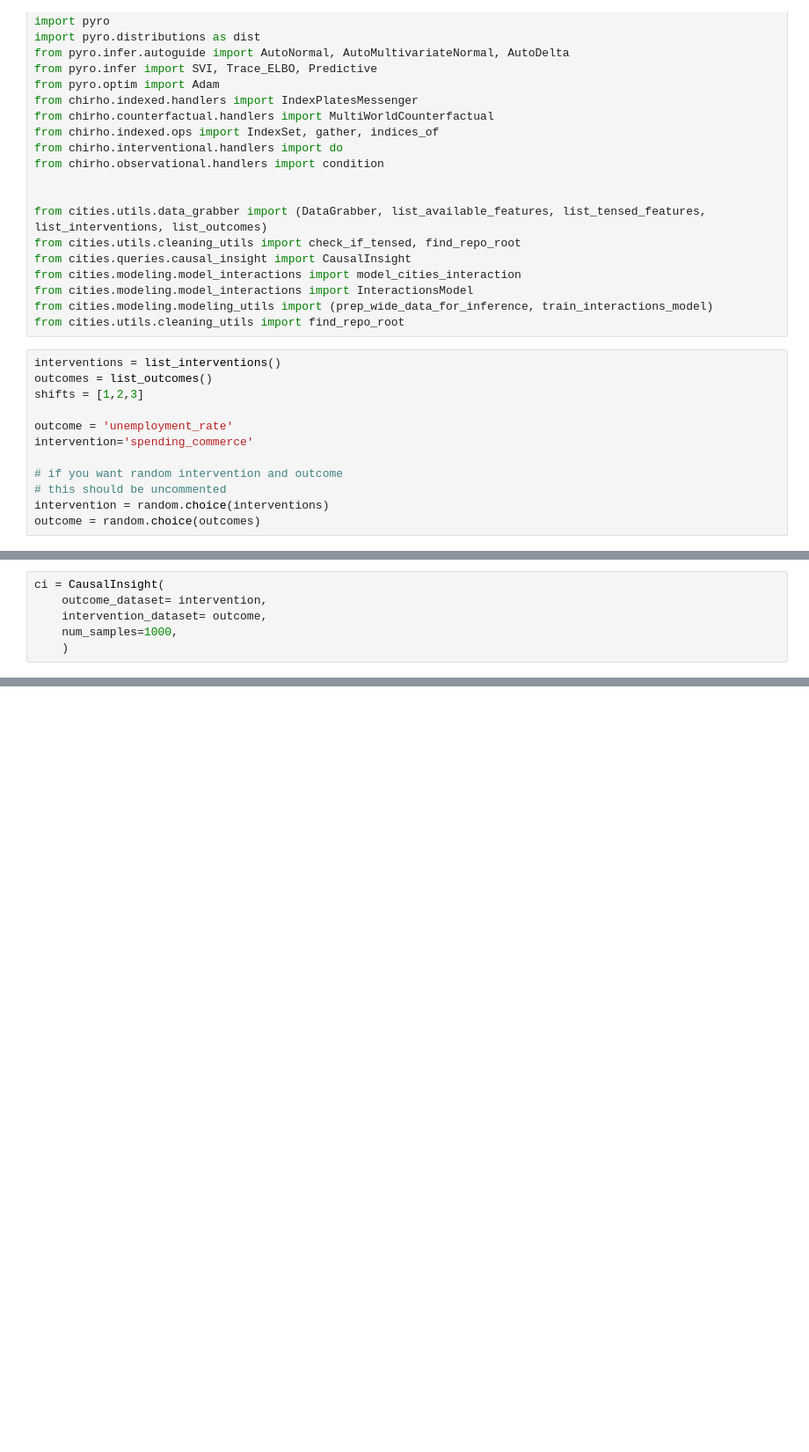
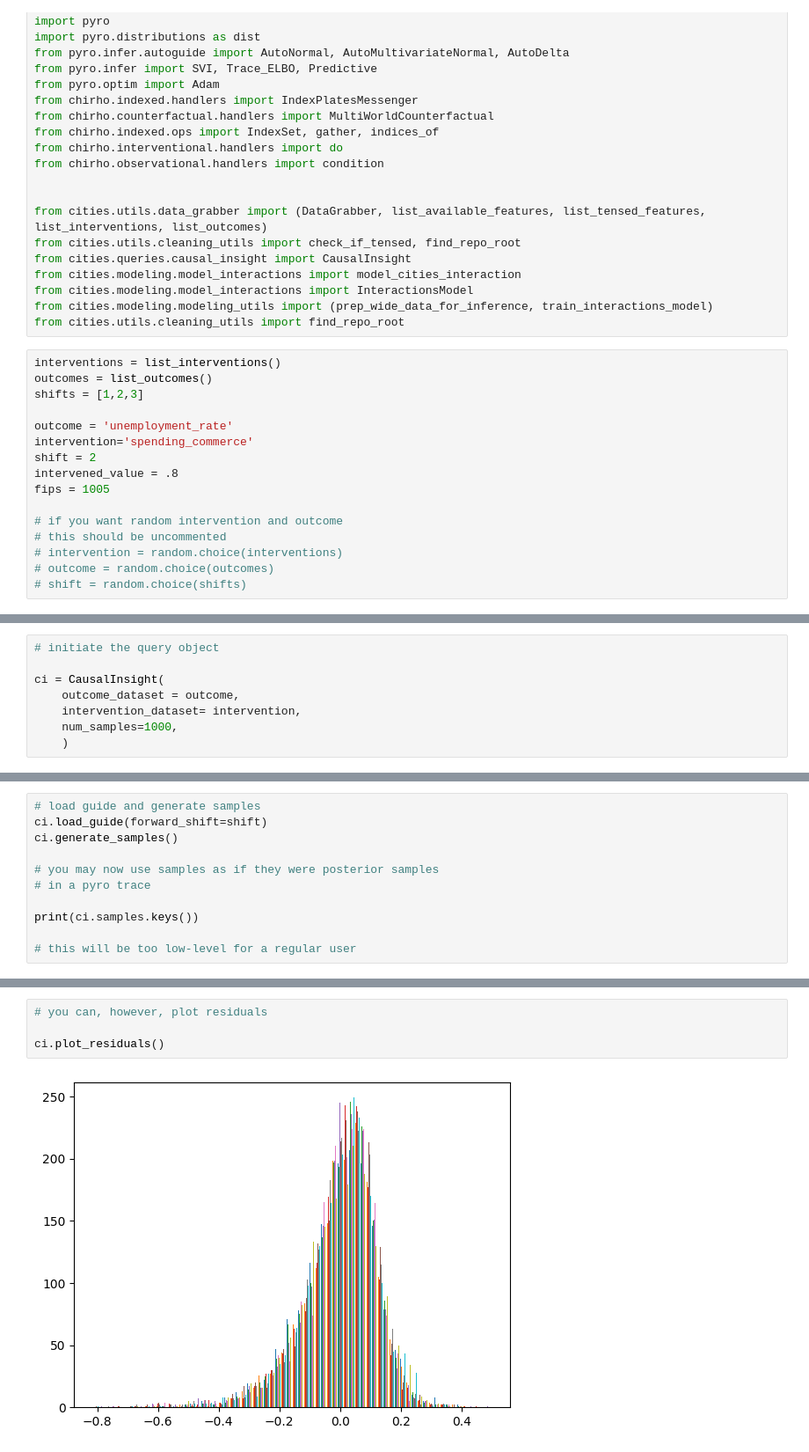
Before and after one commit to BasisResearch/cities, a Jupyter notebook: docs/guides/causal_insights_demo.ipynb, the cells around one changed output, grey strips where cells are left out. Shown: that part at 88% size. Drawn from its saved outputs; the diff is of its cells as text; blank space fills up the shorter version.

```diff
--- a/docs/guides/causal_insights_demo.ipynb
+++ b/docs/guides/causal_insights_demo.ipynb
@@ -38,8 +38,12 @@ shifts = [1,2,3]
 
 outcome = 'unemployment_rate'
 intervention='spending_commerce'
+shift = 2
+intervened_value = .8
+fips = 1005
 
 # if you want random intervention and outcome
 # this should be uncommented
-intervention = random.choice(interventions)
-outcome = random.choice(outcomes)
+# intervention = random.choice(interventions)
+# outcome = random.choice(outcomes)
+# shift = random.choice(shifts)
@@ -48,6 +50,8 @@ NameError: name 'random' is not defined
 # %%
+# initiate the query object
+
 ci = CausalInsight(
-    outcome_dataset= intervention,
-    intervention_dataset= outcome,
+    outcome_dataset = outcome,
+    intervention_dataset= intervention,
     num_samples=1000,
     )
@@ -55,0 +58,11 @@ NameError: name 'intervention' is not defined
+# %%
+# load guide and generate samples
+ci.load_guide(forward_shift=shift)
+ci.generate_samples()
+
+# you may now use samples as if they were posterior samples
+# in a pyro trace
+
+print(ci.samples.keys())
+
+# this will be too low-level for a regular user
@@ -55,0 +71,6 @@ NameError: name 'intervention' is not defined
+# %%
+# you can, however, plot residuals
+
+ci.plot_residuals()
+# %% [output]
+[figure, added]
```
Also changed, not shown: parts of 7 cells of this notebook.
